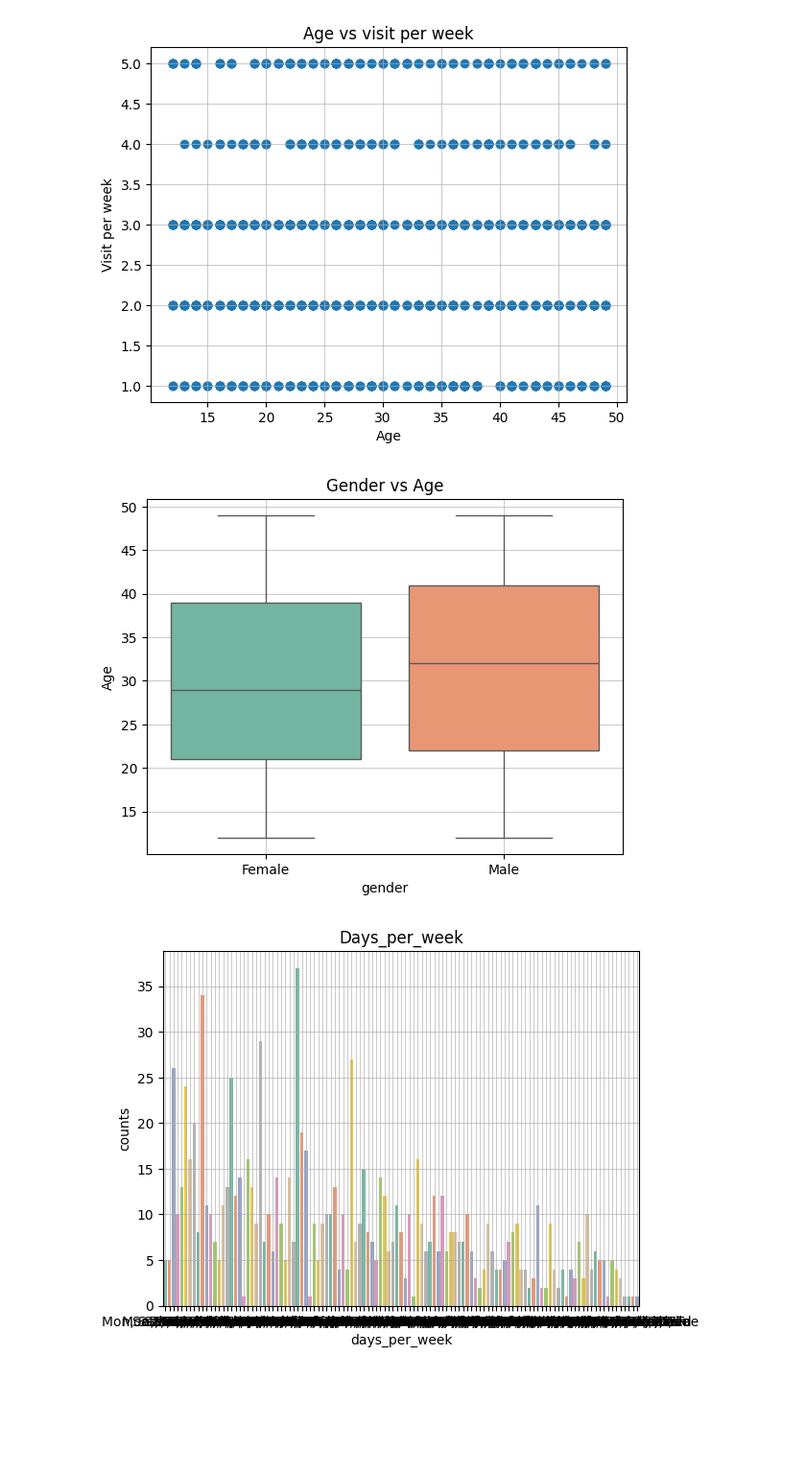
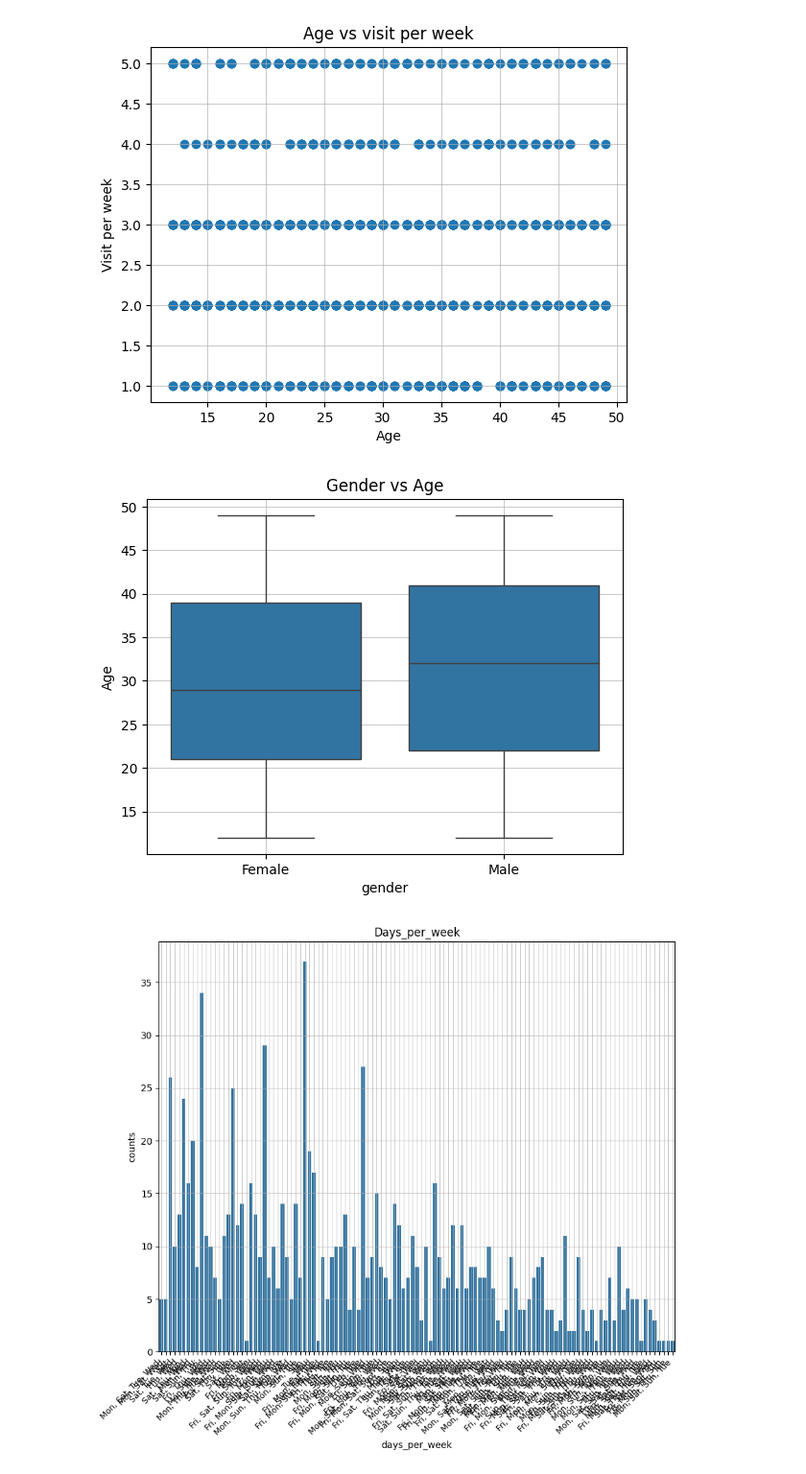
Before and after one commit to nibaskumar93n-debug/Morphoinformatics, a Jupyter notebook: Assignment_4_Matplotlib_and_Seaborn_for_Data_Science.ipynb, the cells around one changed output. Shown at 96% size. Drawn from its saved outputs; the diff is of its cells as text; code cells hidden in the pictures; blank space fills up the shorter version.

```diff
--- a/Assignment_4_Matplotlib_and_Seaborn_for_Data_Science.ipynb
+++ b/Assignment_4_Matplotlib_and_Seaborn_for_Data_Science.ipynb
@@ -98,27 +98,29 @@ plt.show()
 # %%
 # 1. Box plot: Gender vs Age
 # Use: sns.boxplot(data=gym, x='gender', y='Age')
-sns.boxplot(data=gym, x='gender', y='Age',palette="Set2")
+sns.boxplot(data=gym, x='gender', y='Age')
 plt.title('Gender vs Age')
 plt.grid(True, which="both", linestyle="-", linewidth=0.7, alpha=0.7)
 plt.savefig("/content/drive/MyDrive/datasets/seaborn_gender_age.png",dpi=300, bbox_inches='tight')
 plt.show()
 # 2. Count plot: Days per week
 # Use: sns.countplot(data=gym, x='days_per_week')
-sns.countplot(data=gym, x='days_per_week', palette="Set2")
+plt.figure(figsize=(10,8))
+sns.countplot(data=gym, x='days_per_week')
 plt.title('Days_per_week')
 plt.xlabel('days_per_week')
 plt.ylabel('counts')
+plt.xticks(size=6,rotation=45,ha='right',fontsize=9)
 plt.grid(True, which="both", linestyle="-", linewidth=0.7, alpha=0.7)
 plt.savefig("/content/drive/MyDrive/datasets/seaborn_days_per_week.png",dpi=300, bbox_inches='tight')
 plt.show()
 # 3. Bar plot: Average visits by membership type
 # Use: sns.barplot(data=gym, x='abonoment_type', y='visit_per_week')
-sns.barplot(data=gym, x='abonoment_type', y='visit_per_week',palette="Set2")
+sns.barplot(data=gym, x='abonoment_type', y='visit_per_week')
 plt.title('Average visit by membership type')
 plt.grid(True, which="both", linestyle="-", linewidth=0.7, alpha=0.7)
 plt.savefig("/content/drive/MyDrive/datasets/seaborn_visit_membership_type.png",dpi=300, bbox_inches='tight')
 plt.show()
 # %% [output]
-[figure, old version]
+[figure, new version]
-[figure, old version]
+[figure, new version]
```
Also changed, not shown: parts of 1 cell of this notebook.
